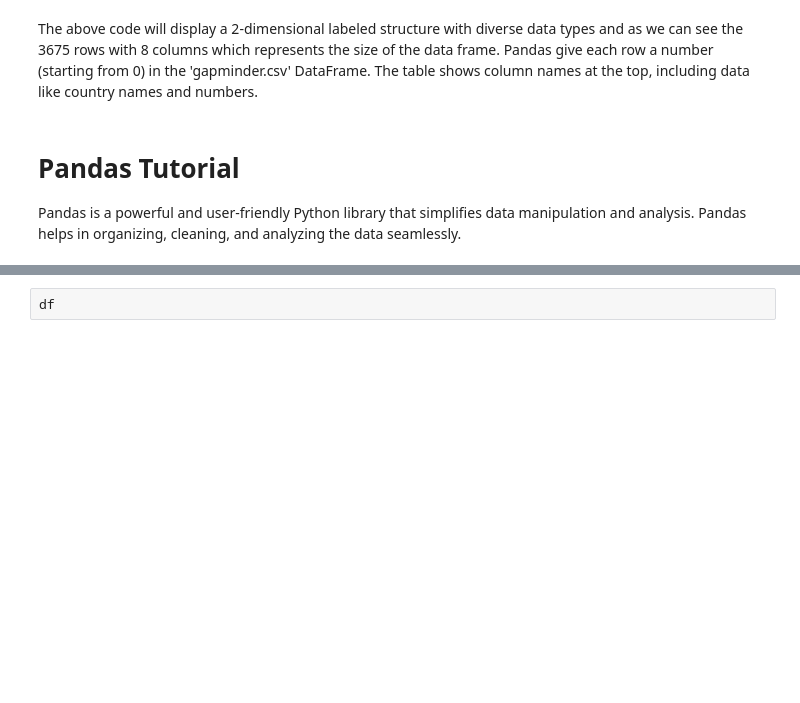
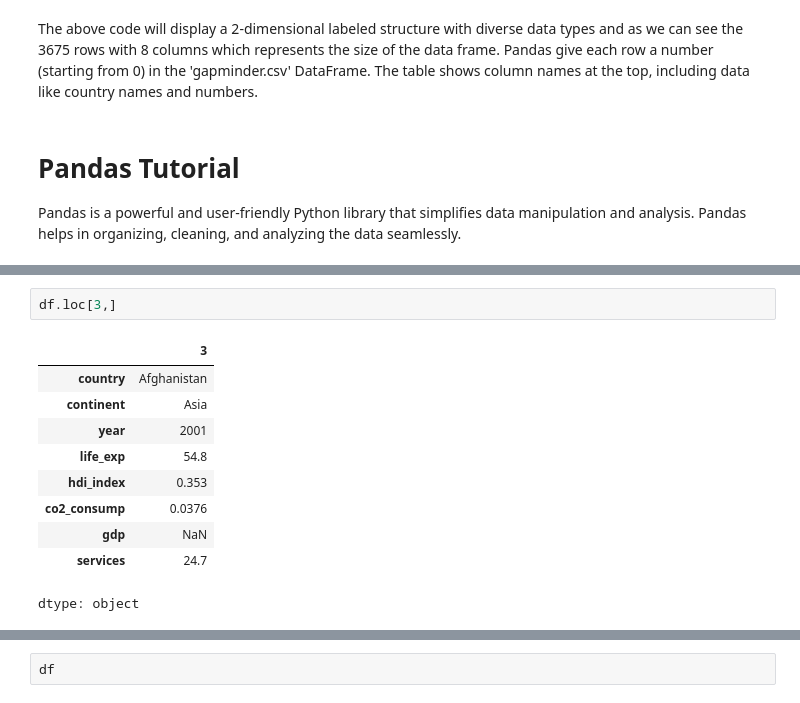
Before and after one commit to ABHIRAM199/my_practice, a Jupyter notebook: Pandas.ipynb, the cells around one changed output, grey strips where cells are left out. Cells and saved outputs as stored; diff of their text form; blank space fills up the shorter version.

```diff
--- a/Pandas.ipynb
+++ b/Pandas.ipynb
@@ -126,3 +127,16 @@ df.loc[2,'life_exp']
+# %%
+df.loc[3,]
+# %% [output]
+|  | 3 |
+| country | Afghanistan |
+| continent | Asia |
+| year | 2001 |
+| life_exp | 54.8 |
+| hdi_index | 0.353 |
+| co2_consump | 0.0376 |
+| gdp | NaN |
+| services | 24.7 |
+dtype: object
 # %%
 df.iloc[2,2]
 # %% [output]
```
Also changed, not shown: parts of 126 cells of this notebook.
